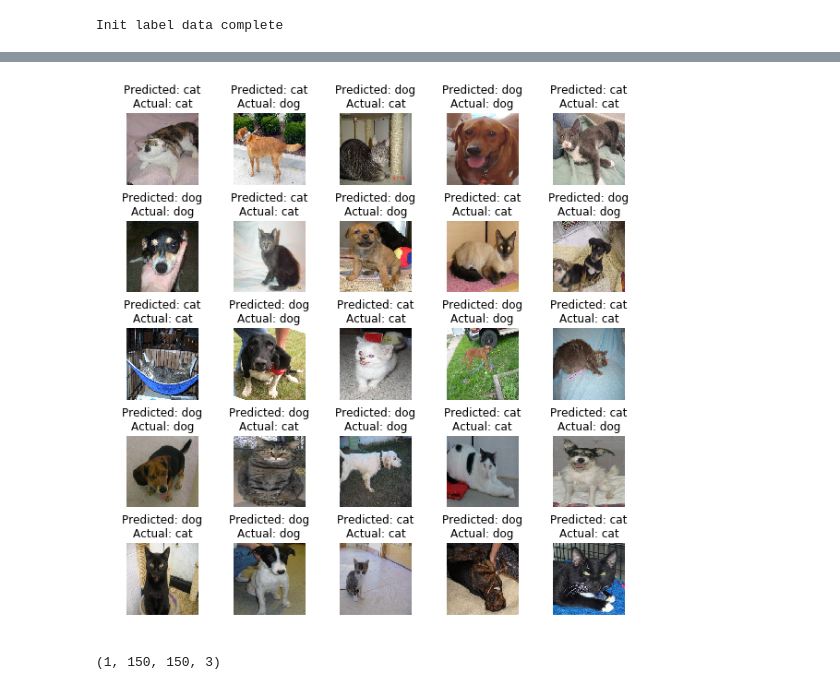
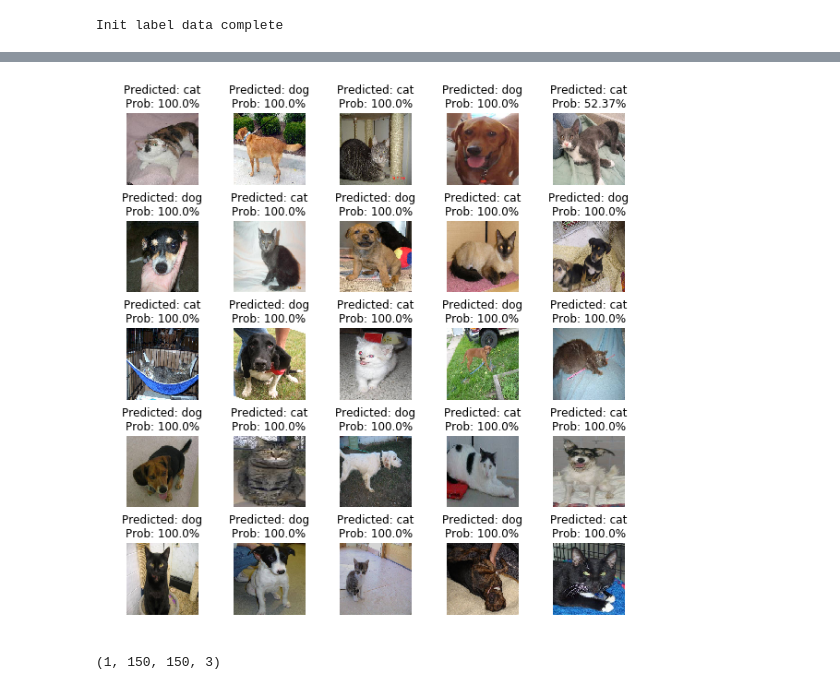
Before and after one commit to PattarapornH/cats-dogs-classifier, a Jupyter notebook: cats_dogs_classifier.ipynb, the cells around one changed output, grey strips where cells are left out. Cells and saved outputs as stored; diff of their text form; code cells hidden in the pictures.

```diff
--- a/cats_dogs_classifier.ipynb
+++ b/cats_dogs_classifier.ipynb
@@ -149,15 +201,18 @@ X_test.shape
 # init y --> 0 = cat, 1 = dog
 y_train = []
 y_test = []
+y_valid = []
 for i in range(6000):
-  if(i < 2000):
+  if(i < 1000):
     y_train.append(i%2)
     y_test.append(i%2)
+    y_valid.append(i%2)
   else :
     y_train.append(i%2)
 
 y_train = np.array(y_train)
 y_test = np.array(y_test)
+y_valid = np.array(y_valid)
 print('Init label data complete')
 # %% [output]
 Init label data complete
@@ -185,10 +240,15 @@ test_generator = test_datagen.flow(
     X_test,
     y_test,
     batch_size=32)
+
+valid_generator = test_datagen.flow(
+    X_valid,
+    y_valid,
+    batch_size=32)
 # %%
 plt.clf()
 fnames = [os.path.join(path_train+'cats', fname) for fname in os.listdir(path_train+'cats')]
-img_path = fnames[3]
+img_path = fnames[0]
 
 img = load_img(img_path, target_size=(150, 150))
 x = img_to_array(img)
@@ -259,7 +322,7 @@ train_model = model.fit_generator(
     train_generator,
     steps_per_epoch=100,
     epochs= 50,
-    validation_data=test_generator,
+    validation_data=valid_generator,
     validation_steps=50)
 # %% [output]
 Epoch 1/50
@@ -319,25 +382,23 @@ print(corr,incorr)
 prob = model.predict_proba(X_test)
 # %%
 plt.figure(figsize=(10,10))
+proba = 0
 for i in range(25):
     plt.subplot(5,5,i+1)
     plt.subplots_adjust(wspace = 0.2,hspace = 0.5)
     if(predicted[i] == 0):
         res = 'cat'
+        proba = round(float(1-prob[i][0])*100.0,2)  # probability assigned to class 1 in sigmoid
     else:
         res = 'dog'
+        proba = round((float(prob[i][0]))*100.0,2)
 
-    if(y_test[i] == 0):
-        act = 'cat'
-    else:
-        act = 'dog'
-    title = "Predicted: "+res+"\nActual: "+act
-#     title = "Predicted: "+res+"\nProb: "+str(prob[i][0])
+    title = "Predicted: "+res+"\nProb: "+str(proba)+"%"
     plt.title(title)
     plt.axis('off')
     plt.imshow(X_test[i]/255)
 # %% [output]
-[figure, old version]
+[figure, new version]
 # %%
 test = []
 img = load_img('gdrive/My Drive/Colab Notebooks/cats_dogs/meaw.PNG', target_size=(150, 150))
```
Also changed, not shown: parts of 16 cells of this notebook.
